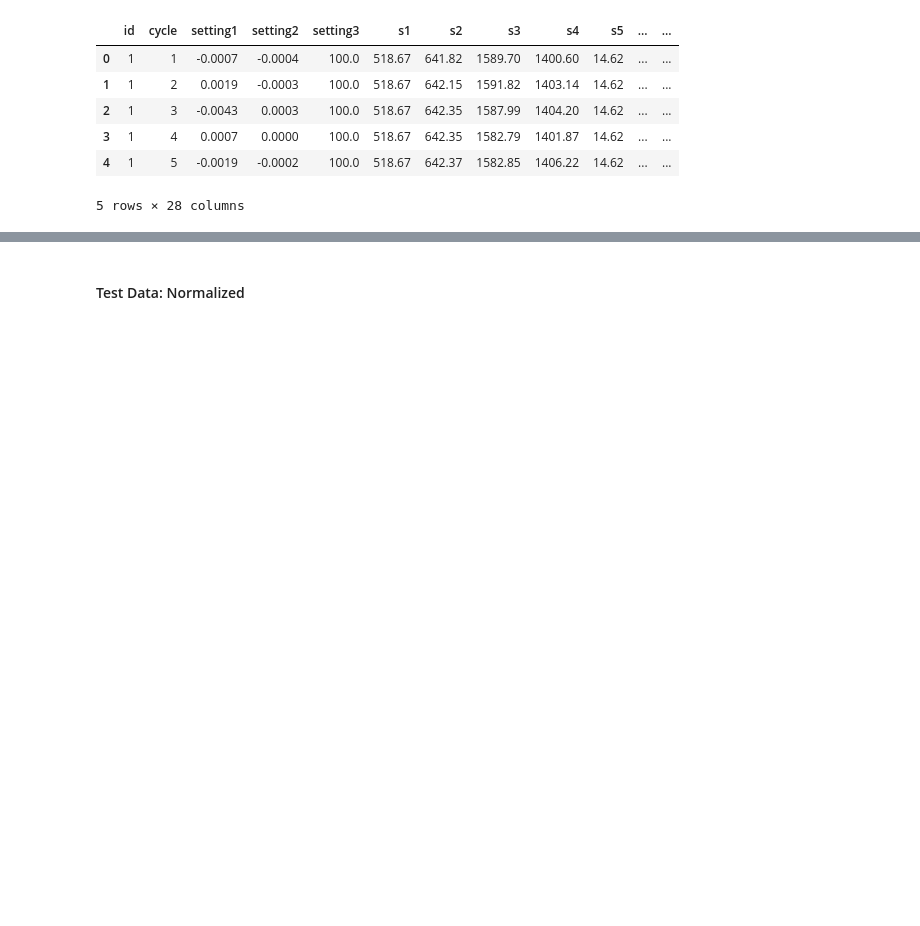
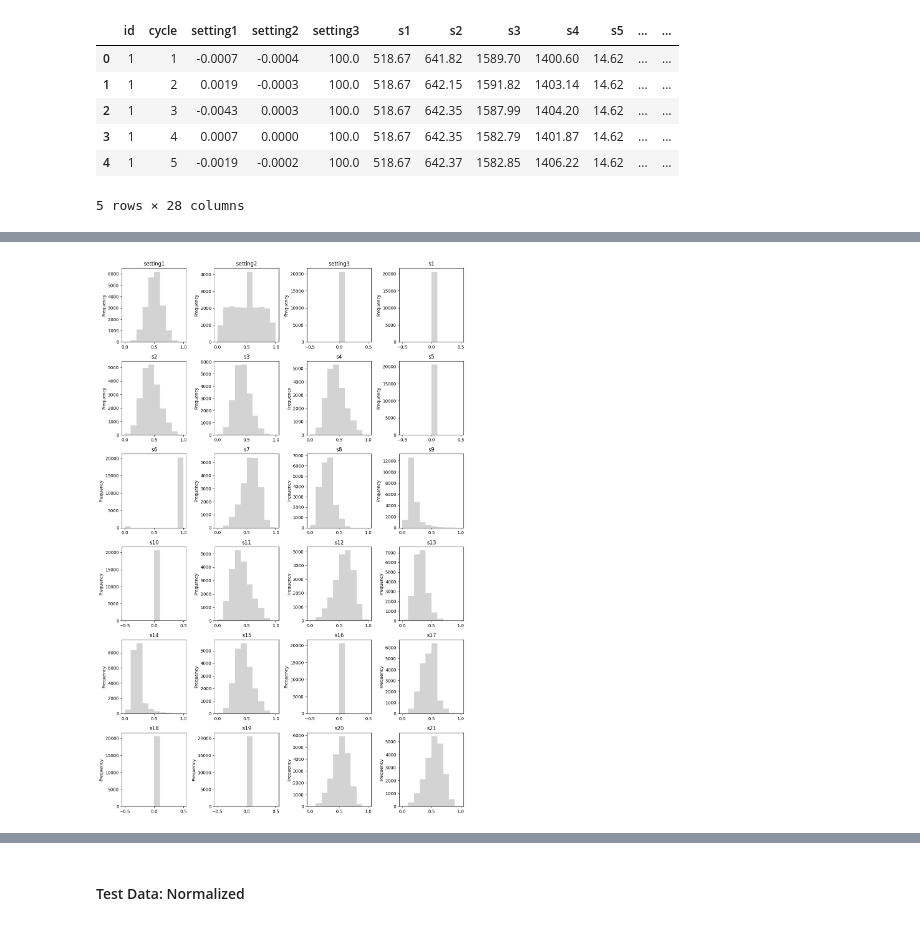
Before and after one commit to deloresmincarelli/JetEngineLSTM, a Jupyter notebook: JetEngineLSTM.ipynb, the cells around one changed output, grey strips where cells are left out. Saved outputs shown, nothing was run; the diff lists cells and outputs as text; code cells hidden in the pictures; blank space fills up the shorter version.

```diff
--- a/JetEngineLSTM.ipynb
+++ b/JetEngineLSTM.ipynb
@@ -127,6 +178,6 @@ train_df.head()
 # %%
-w1 = 30
-train_df['label1'] = np.where(train_df['RUL'] <= 30, 1, 0 )
+cycle_cutoff = 30
+train_df['fail_in_30_label'] = np.where(train_df['RUL'] <= cycle_cutoff, 1, 0 )
 train_df.head()
 # %% [output]
 |  | id | cycle | setting1 | setting2 | setting3 | s1 | s2 | s3 | s4 | s5 | ... | ... |
@@ -136,10 +187,3 @@ train_df.head()
 | 3 | 1 | 4 | 0.0007 | 0.0000 | 100.0 | 518.67 | 642.35 | 1582.79 | 1401.87 | 14.62 | ... | ... |
 | 4 | 1 | 5 | -0.0019 | -0.0002 | 100.0 | 518.67 | 642.37 | 1582.85 | 1406.22 | 14.62 | ... | ... |
 5 rows × 28 columns
-# %%
-# label2 is multiclass, value 1 is identical to label1,
-# value 2 indicates failure within 15 cycles
-w0 = 15
-train_df['label2'] = train_df['label1']
-train_df.loc[train_df['RUL'] <= w0, 'label2'] = 2
-train_df.head(180)
@@ -166,5 +202,5 @@ We also need to create a new cycle column that is normalized
 train_df['cycle_norm'] = train_df['cycle']
 
 # get list of cols that we want to normalize
-cols_normalize = train_df.columns.difference(['id','cycle','RUL','label1','label2'])
-# cols_normalize
+cols_normalize = train_df.columns.difference(['id','cycle','RUL','fail_in_30_label','label2'])
+cols_normalize
@@ -191,0 +270,4 @@ train_df.head()
+# %%
+sensor_names=['s{}'.format(i) for i in range(1,22) ]
+setting_names=['setting{}'.format(i) for i in range(1,4) ]
+plot_cols = setting_names + sensor_names
@@ -191,0 +278,30 @@ train_df.head()
+# %%
+# Define the number of rows and columns in the grid
+num_rows = 6
+num_cols = 4
+
+# Create a new figure and subplots with the desired grid layout
+fig, axes = plt.subplots(nrows=num_rows, ncols=num_cols, figsize=(12, 18))
+
+# Iterate over the columns in hist_cols and create histograms
+for i, col in enumerate(plot_cols):
+    # Calculate the row and column indices for the current subplot
+    row_idx = i // num_cols
+    col_idx = i % num_cols
+
+    # Select the current subplot using the row and column indices
+    ax = axes[row_idx, col_idx]
+
+    # Create the histogram for the current column
+    train_df[col].plot.hist(ax=ax, bins=10, color="lightgray")
+
+    # Set the title of the subplot to the column name
+    ax.set_title(col)
+
+# Adjust the spacing between subplots
+plt.tight_layout()
+
+# Display the figure
+plt.show()
+# %% [output]
+[figure, added]
```
Also changed, not shown: parts of 116 cells of this notebook.
